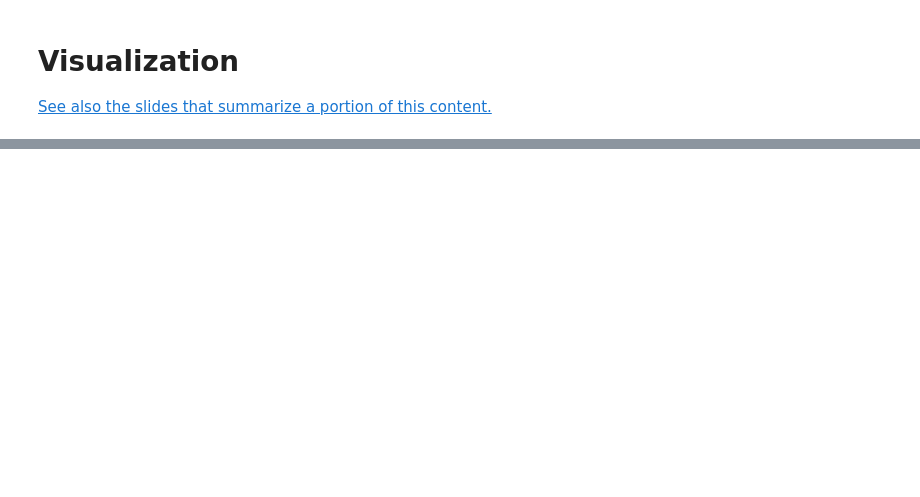
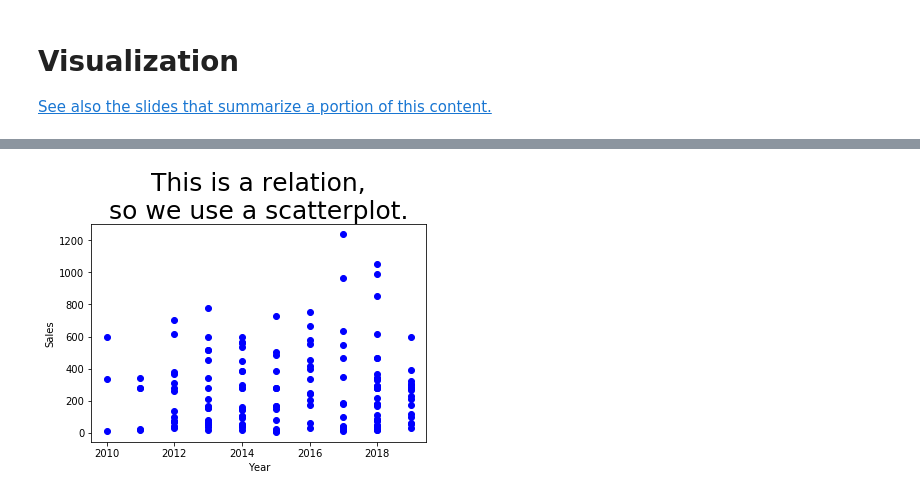
Before and after one commit to nathancarter/MA346-course-notes, a Jupyter notebook: chapter-10-visualization.ipynb, the cells around one changed output, grey strips where cells are left out. Drawn from its saved outputs; the diff is of its cells as text; code cells hidden in the pictures; blank space fills up the shorter version.

Commit message:
Add Chapter 10 notes and data files

```diff
--- a/chapter-10-visualization.ipynb
+++ b/chapter-10-visualization.ipynb
@@ -38,0 +11,4 @@ Consider adding maps, too---very commonly useful.  [See this blog post about an
+# %%
+import pandas as pd
+sales_df = pd.read_csv( './_static/fictitious-sales-data.csv' )
+sales_df.head()
@@ -38,0 +55,9 @@ Consider adding maps, too---very commonly useful.  [See this blog post about an
+# %%
+import matplotlib.pyplot as plt
+plt.plot( sales_df['year'], sales_df['sales'], 'bo' ) # blue circles
+plt.title( 'This is a relation,\nso we use a scatterplot.', fontdict={ "fontsize": 25 } )
+plt.xlabel( 'Year' )
+plt.ylabel( 'Sales' )
+plt.show()
+# %% [output]
+[figure, added]
```
Also changed, not shown: parts of 60 cells of this notebook, 2 other files.
